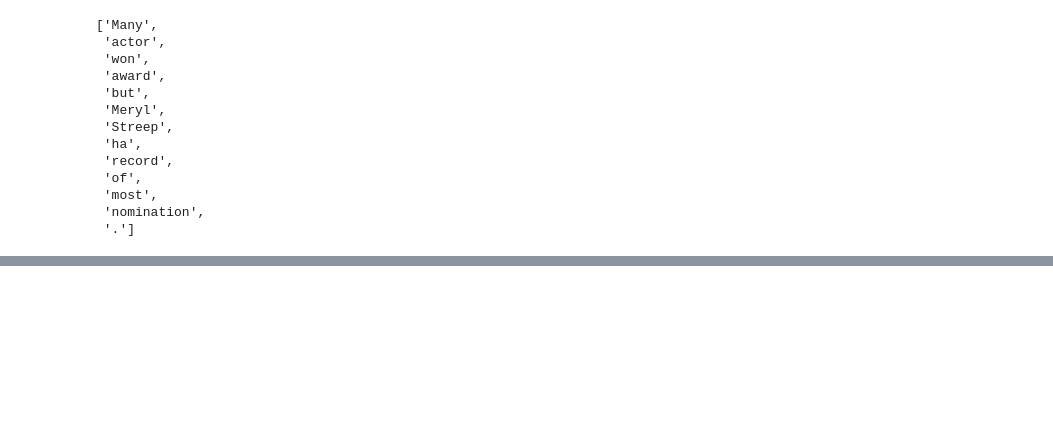
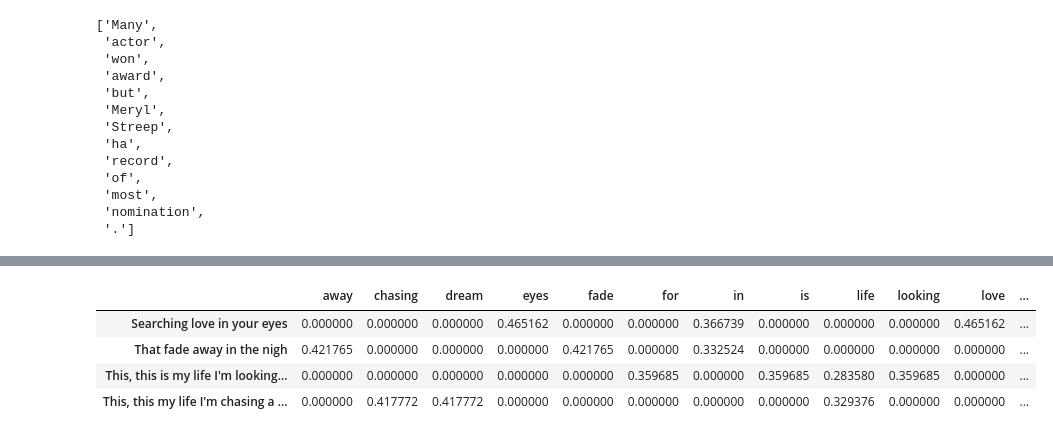
Before and after one commit to SobiaNoorAI/Data-Seekho-Data-Science-Mastery-Program, a Jupyter notebook: Module 5: NLP/NLP_Basics.ipynb, the cells around one changed output, grey strips where cells are left out. Saved outputs shown, nothing was run; the diff lists cells and outputs as text; code cells hidden in the pictures; blank space fills up the shorter version.

```diff
--- a/Module 5: NLP/NLP_Basics.ipynb
+++ b/Module 5: NLP/NLP_Basics.ipynb
@@ -197,0 +285,19 @@ lemmed_words
+# %%
+from sklearn.feature_extraction.text import TfidfVectorizer
+
+# Vectorizer Object
+vectorizer = TfidfVectorizer()
+
+text = {"This, this is my life I'm looking for you",
+"Searching love in your eyes",
+"This, this my life I'm chasing a dream",
+"That fade away in the nigh"}
+
+# Fit and Transform the Text into matrix
+X = vectorizer.fit_transform(text)
+
+# Td-idf representaion as a dense array
+print(X.toarray())
+
+# Feature names (words)
+print(vectorizer.get_feature_names_out())
@@ -197,0 +323,18 @@ lemmed_words
+# %%
+import pandas as pd
+
+# Convert the sparse matrix to a Pandas DataFrame
+df = pd.DataFrame(
+    X.toarray(),
+    index=list(text),  # Use sentences as row indices
+    columns=vectorizer.get_feature_names_out()  # Use feature names as columns
+)
+
+# Print the DataFrame
+df
+# %% [output]
+|  | away | chasing | dream | eyes | fade | for | in | is | life | looking | love | ... |
+| Searching love in your eyes | 0.000000 | 0.000000 | 0.000000 | 0.465162 | 0.000000 | 0.000000 | 0.366739 | 0.000000 | 0.000000 | 0.000000 | 0.465162 | ... |
+| That fade away in the nigh | 0.421765 | 0.000000 | 0.000000 | 0.000000 | 0.421765 | 0.000000 | 0.332524 | 0.000000 | 0.000000 | 0.000000 | 0.000000 | ... |
+| This, this is my life I'm looking... | 0.000000 | 0.000000 | 0.000000 | 0.000000 | 0.000000 | 0.359685 | 0.000000 | 0.359685 | 0.283580 | 0.359685 | 0.000000 | ... |
+| This, this my life I'm chasing a ... | 0.000000 | 0.417772 | 0.417772 | 0.000000 | 0.000000 | 0.000000 | 0.000000 | 0.000000 | 0.329376 | 0.000000 | 0.000000 | ... |
```
Also changed, not shown: parts of 34 cells of this notebook.
